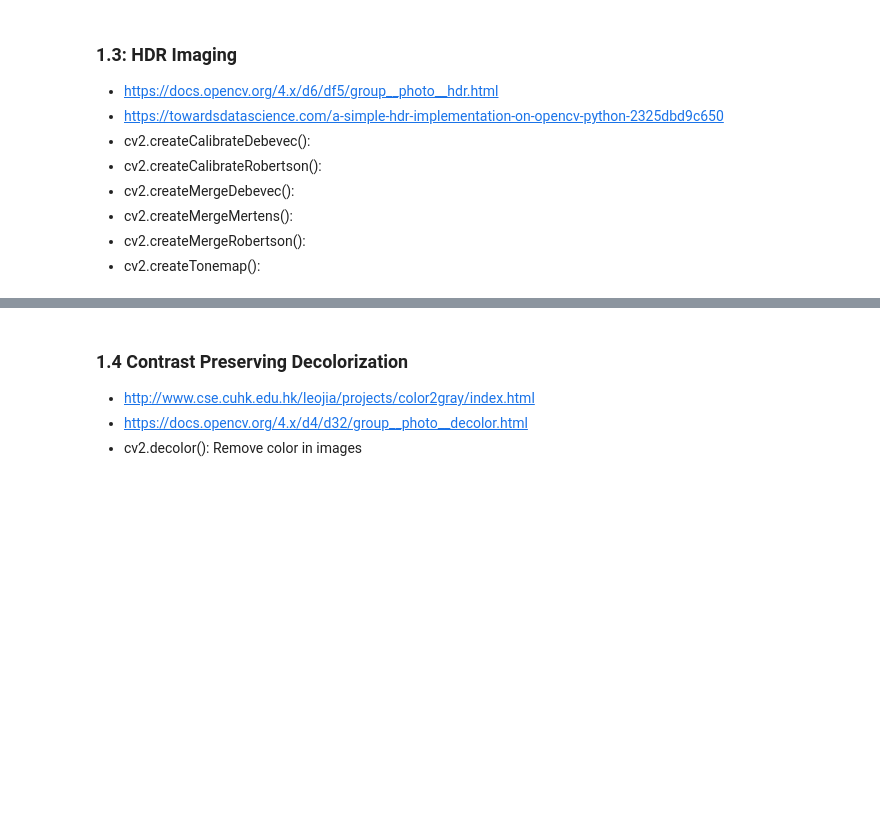
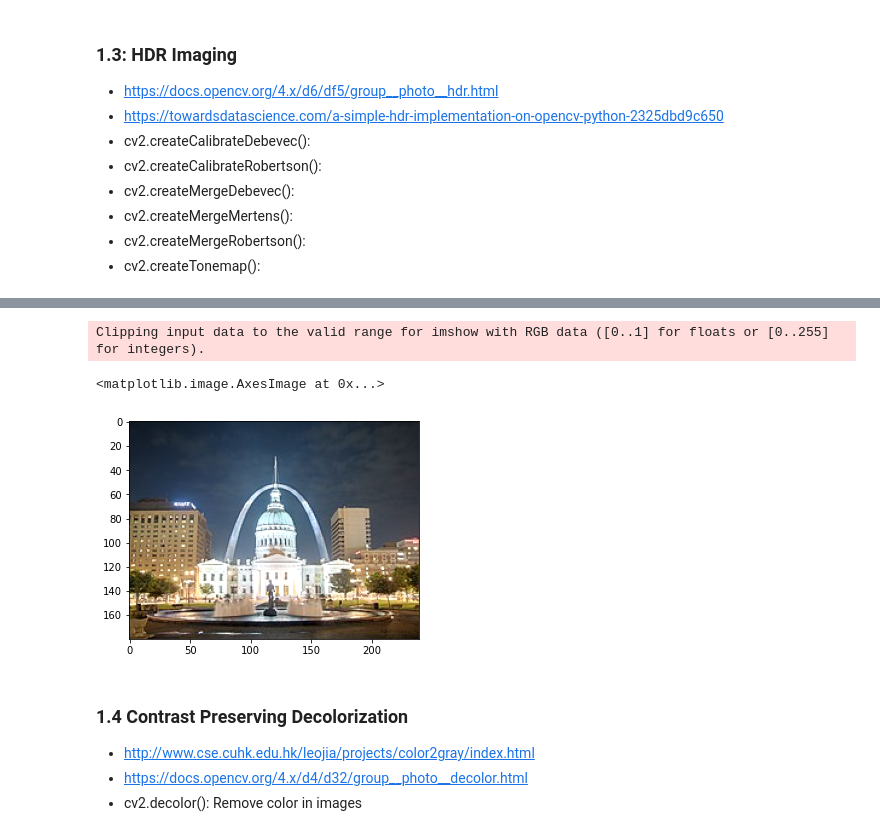
Before and after one commit to PatWolf2610/OpenCV-Learning, a Jupyter notebook: Computer-vision-1.ipynb, the cells around one changed output, grey strips where cells are left out. Cells and saved outputs as stored; diff of their text form; code cells hidden in the pictures; blank space fills up the shorter version.

```diff
--- a/Computer-vision-1.ipynb
+++ b/Computer-vision-1.ipynb
@@ -98,3 +119,23 @@ plt.imshow(cv2.cvtColor(result2,cv2.COLOR_BGR2RGB))
+# %%
+img_list = [cv2.imread(fn) for fn in hdr_list]
+exposure_times = np.array([100,250,500,750], dtype=np.float32)
+# Merge exposures to HDR image
+merge_debevec = cv2.createMergeDebevec()
+hdr_debevec = merge_debevec.process(img_list, times=exposure_times.copy())
+merge_robertson = cv2.createMergeRobertson()
+hdr_robertson = merge_robertson.process(img_list, times=exposure_times.copy())
+# Tonemap HDR image
+tonemap1 = cv2.createTonemap(gamma=2.2)
+res_debevec = tonemap1.process(hdr_debevec.copy())
+# Exposure fusion using Mertens
+merge_mertens = cv2.createMergeMertens()
+res_mertens = merge_mertens.process(img_list)
+# %%
+plt.imshow(cv2.cvtColor(res_mertens,cv2.COLOR_BGR2RGB))
+# %% [output]
+Clipping input data to the valid range for imshow with RGB data ([0..1] for floats or [0..255] for integers).
+<matplotlib.image.AxesImage at 0x...>
+[figure, added]
 # %% [markdown]
 ### 1.4 Contrast Preserving Decolorization
 * http://www.cse.cuhk.edu.hk/leojia/projects/color2gray/index.html
```
Also changed, not shown: parts of 5 cells of this notebook, 10 other files.
